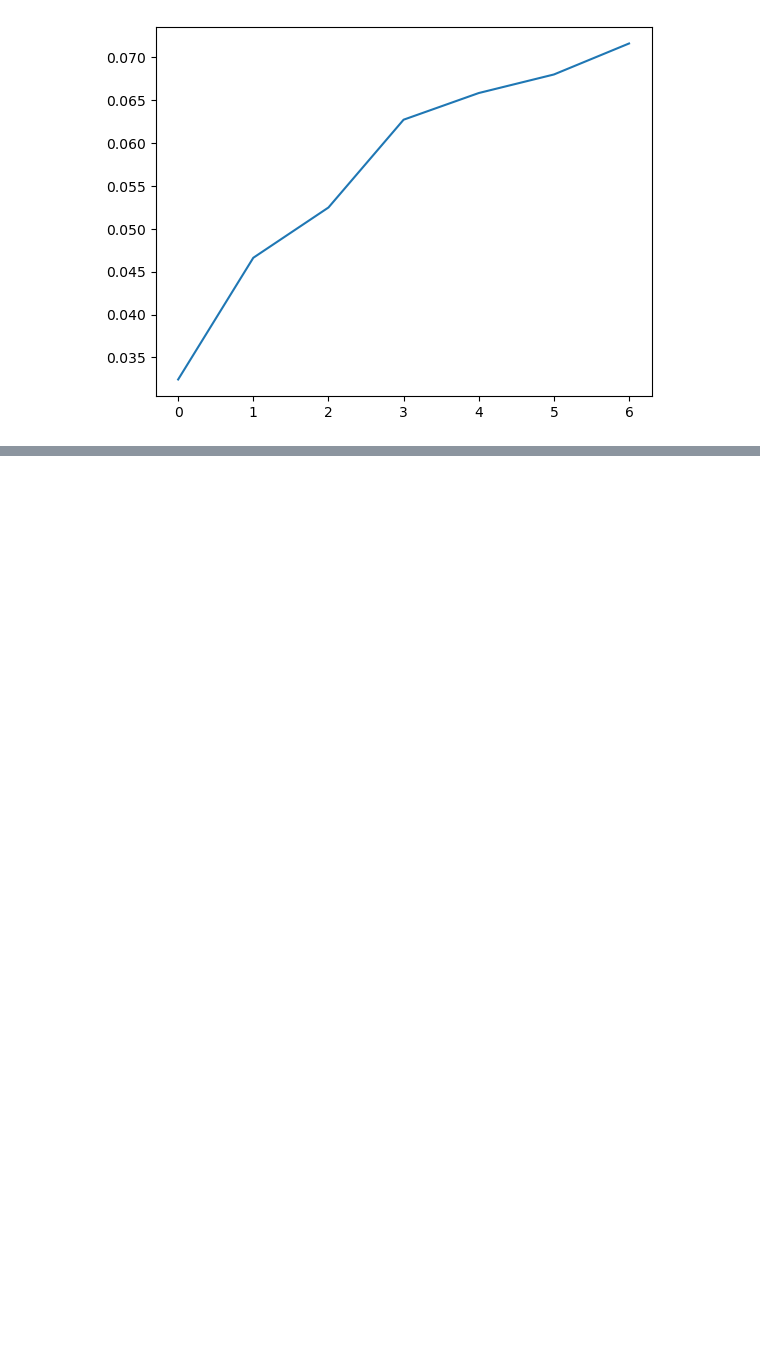
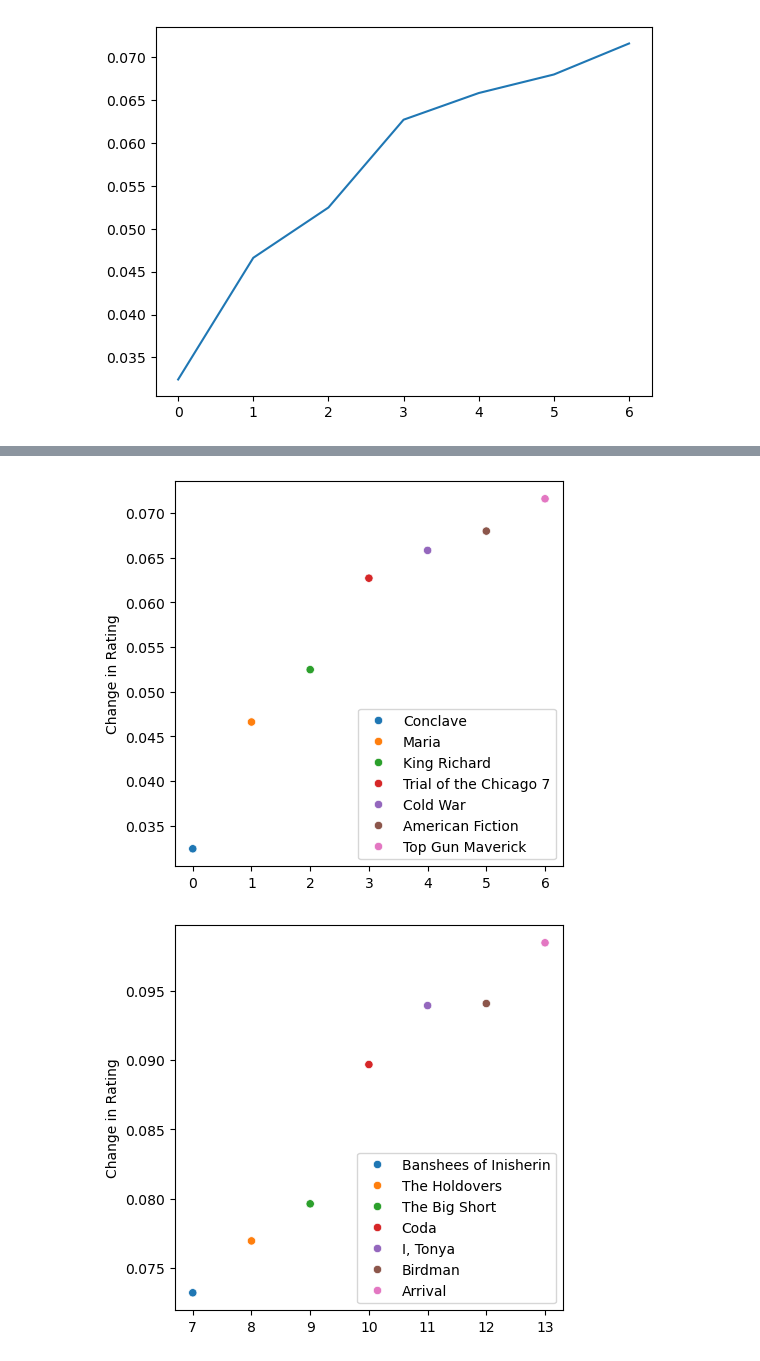
Before and after one commit to Erdos-Projects/fall-2025-predicting-movie-success, a Jupyter notebook: Pictures_Set_Up/Picture_Set_Up.ipynb, the cells around one changed output, grey strips where cells are left out. Saved outputs shown, nothing was run; the diff lists cells and outputs as text; code cells hidden in the pictures; blank space fills up the shorter version.

```diff
--- a/Pictures_Set_Up/Picture_Set_Up.ipynb
+++ b/Pictures_Set_Up/Picture_Set_Up.ipynb
@@ -90,0 +114,41 @@ ax = plt.plot(x,y)
+# %%
+plot_names = []
+plot_dict = {}
+movie_names = {
+    'movie_names0':['Conclave', 'Maria', 'King Richard', 'Trial of the Chicago 7', 'Cold War', 'American Fiction', 'Top Gun Maverick'],
+    'movie_names1': ['Banshees of Inisherin', 'The Holdovers', 'The Big Short', 'Coda', 'I, Tonya', 'Birdman', 'Arrival'],
+    'movie_names2': ['Spotlight', 'Imitation Game', '1917', 'La La Land', 'Power of the Dog', 'Nickel Boys', 'Jojo Rabbit'],
+    'movie_names3': ['Promising Young Woman', 'Women Talking', 'Three Billboards', 'The Revenant', 'Everything Everywhere', 'Dont Look Up', 'Can You Ever Forgive Me'],
+    'movie_names4' : ['Bohemian Rhapsody', 'All Quiet', 'Hidden Figures', 'Shape of Water', 'The Martian', 'Palm Springs', 'West Side Story'],
+    'movie_names5' : ['The Brutalist', 'Grand Budapest Hotel', 'Lion', 'Tick Tick Boom', 'Parasite', 'Get Out', 'Blade Runner 2049'],
+    'movie_names6' : ['Moonlight', 'Borat 2', 'Anora', 'Mank', 'Roma', 'Poor Things', 'Nomadland'],
+    'movie_names7' : ['Green Book', 'Once Upon A Time', 'Fabelmans', 'Dune', 'Lady Bird', 'Eighth Grade', 'Dunkirk'],
+    'movie_names8' : ['Call Me By Your Name', 'Mad Max Fury Road', 'Oppenheimer', 'Boyhood', 'Emilia Perez', 'Wicked', ''],
+               }
+
+for i in range(9):
+    plot_names.append('plot_' + str(i))
+    indices = [7*i + j for j in range(7)]
+    subindices = [b for b in range(7)]
+    colors = [10*c for c in indices]
+    df_restr = df.iloc[indices]
+    x = indices
+    y = df_restr['change_dist']
+    #movies_to_use = [df_restr['Unnamed: 0'].iloc[k] for k in range(7)]
+    titles = movie_names['movie_names' + str(i)]
+
+    fig, ax = plt.subplots(figsize=(5,5))
+    ax = sns.scatterplot(x=indices,y=y,hue = titles,data = df_restr, legend='full')
+    ax.legend(loc='best')
+    ax.set(ylabel='Change in Rating')
+
+    newimage = fig.get_figure()
+    newimage.savefig('plot_' + str(i) + '.png')
+
+
+    # for l in range(7):
+    #     ax.annotate(titles[l], xy= (subindices[l], y[l]))
+    #plot_dict[plot_names[i]] = [ax]
+# %% [output]
+[figure, added]
+[figure, added]
```
Also changed, not shown: parts of 4 cells of this notebook, 10 other files.
